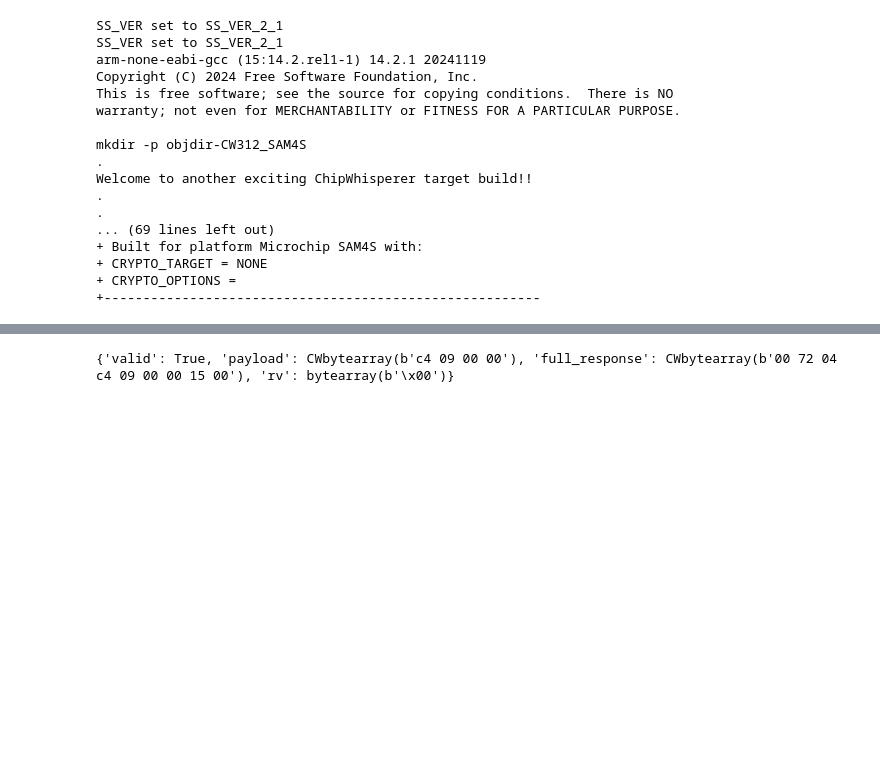
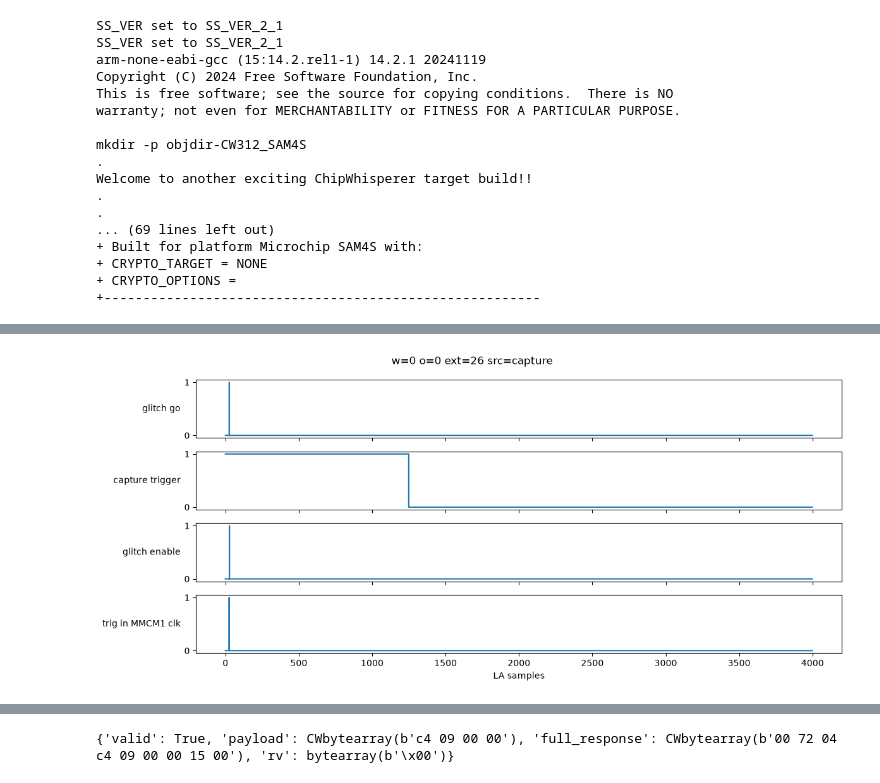
Before and after one commit to peter-hoch/chipwhisperer-jupyter, a Jupyter notebook: courses/fault101/Fault 2_1 - Introduction to Voltage Glitching.ipynb, the cells around one changed output, grey strips where cells are left out. Drawn from its saved outputs; the diff is of its cells as text; code cells hidden in the pictures; blank space fills up the shorter version.

```diff
--- a/courses/fault101/Fault 2_1 - Introduction to Voltage Glitching.ipynb
+++ b/courses/fault101/Fault 2_1 - Introduction to Voltage Glitching.ipynb
@@ -120,0 +218,74 @@ if SS_VER=="SS_VER_2_1":
+# %%
+import numpy as np
+import matplotlib.pyplot as plt
+import struct
+
+NAMES = {
+    'glitch': ['glitch output', 'glitch src clock', 'MMCM1 (offset) out',
+               'MMCM2 (width) out', 'glitch go', 'capture trigger',
+               'glitch enable', 'manual trig (src clk)', 'trig in MMCM1 clk'],
+    'CW 20-pin': ['IO1', 'IO2', 'IO3', 'IO4', 'HS1', 'HS2',
+                  'AUX MCX', 'TRIG MCX', 'ADC sampling clk'],
+}
+
+def plot_la(raw, group, title="", hide_constant=True):
+    sigs = {}
+    for i in range(9):                       # 9 signals, not 8
+        try:
+            sigs[i] = scope.LA.extract(raw, i)
+        except Exception:
+            break
+    if hide_constant:
+        sigs = {i: s for i, s in sigs.items() if s.min() != s.max()}
+
+    fig, axes = plt.subplots(len(sigs), 1, figsize=(12, 1.1 * len(sigs) + 1), sharex=True)
+    for ax, (i, s) in zip(np.atleast_1d(axes), sigs.items()):
+        ax.step(range(len(s)), s, where='post')
+        ax.set_ylabel(NAMES[group][i], rotation=0, ha='right', va='center')
+        ax.set_yticks([0, 1])
+    axes[-1].set_xlabel("LA samples")
+    plt.suptitle(title)
+    plt.tight_layout()
+    plt.show()
+
+def visualize_glitch(width, offset, ext_offset, group='CW 20-pin', depth=4000,
+                     source='capture'):
+    scope.glitch.trigger_src = "ext_single"
+    scope.glitch.width = width
+    scope.glitch.offset = offset
+    scope.glitch.ext_offset = ext_offset
+
+    scope.LA.enabled = True
+    scope.LA.capture_group = group
+    scope.LA.capture_depth = depth
+    scope.LA.oversampling_factor = 1
+    scope.LA.trigger_source = source
+
+    reboot_flush()
+    target.flush()
+    scope.LA.arm()          # needed in your build
+    scope.arm()
+    target.simpleserial_write("g", bytearray([]))
+    timed_out = scope.capture()
+    scope.io.vglitch_reset()
+
+    if timed_out or scope.LA.fifo_empty():
+        print("no data", timed_out, scope.LA.errors)
+        scope.LA.enabled = False
+        return
+
+    raw = scope.LA.read_capture_data()
+    sigs = {}
+    for i in range(8):
+        try:
+            sigs[i] = scope.LA.extract(raw, i)
+        except Exception:
+            break
+    scope.LA.enabled = False
+    plot_la(raw, group, f"w={width} o={offset} ext={ext_offset} src={source}")
+
+
+w, o, e = scope.glitch.width, scope.glitch.offset, scope.glitch.ext_offset
+visualize_glitch(w, o, e, group='glitch')
+# %% [output]
+[figure, added]
```
Also changed, not shown: parts of 15 cells of this notebook.
